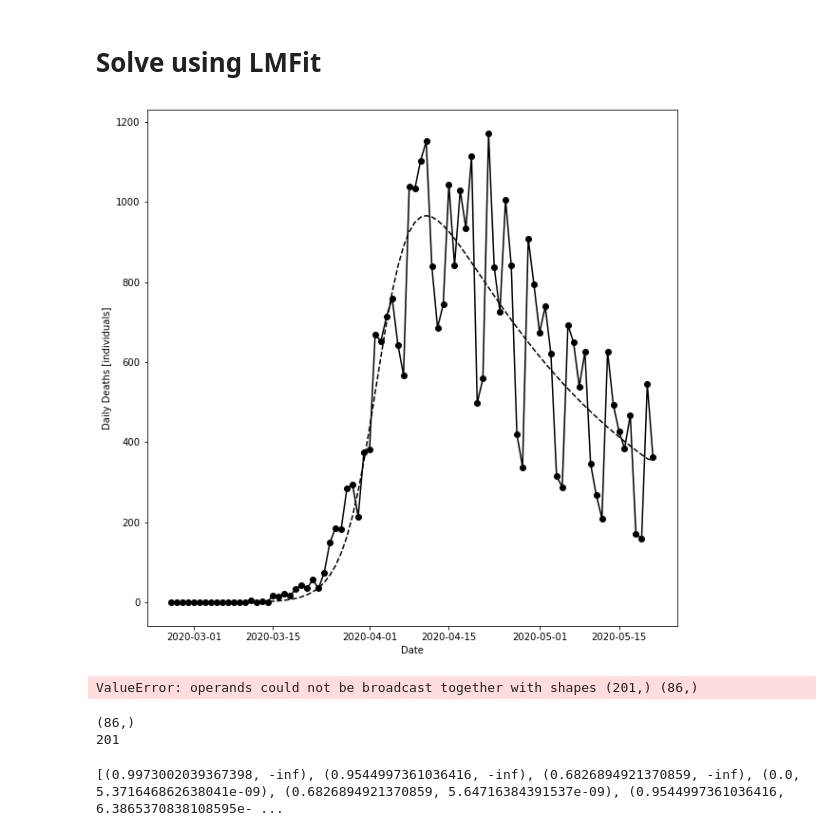
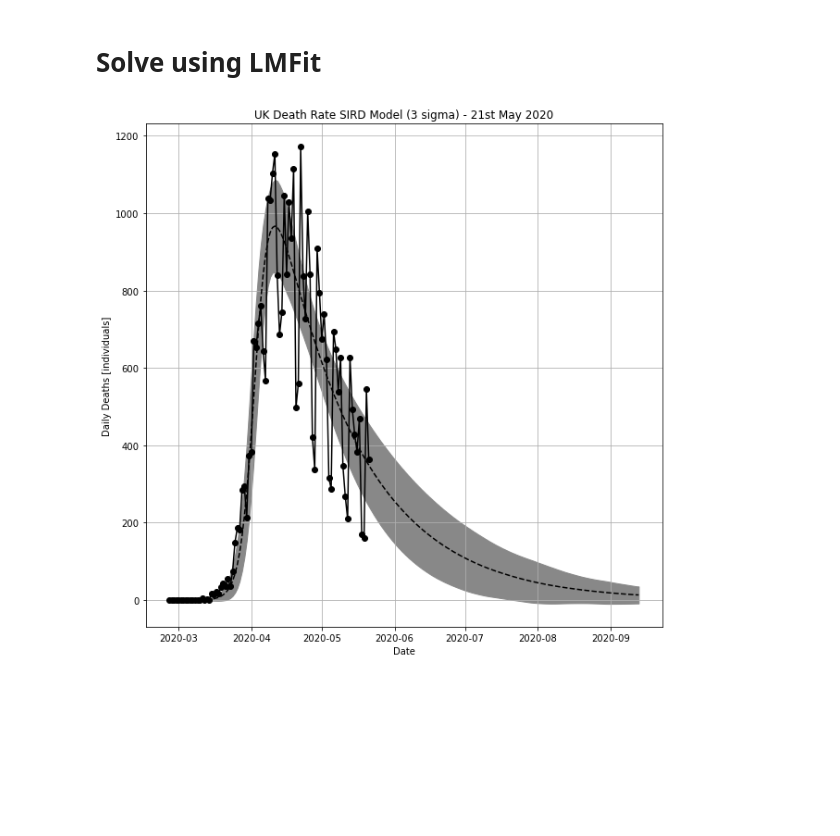
Before and after one commit to dkersh/UK_Covid19_SIRD_model, a Jupyter notebook: studyData.ipynb, the cells around one changed output. Drawn from its saved outputs; the diff is of its cells as text; code cells hidden in the pictures; blank space fills up the shorter version.

Commit message:
fixed errors

```diff
--- a/studyData.ipynb
+++ b/studyData.ipynb
@@ -91,40 +91,20 @@ params.add('s0', value=(df2['popData2018'].iloc[0]), vary=False)
 params.add('i0', value=10, min=1, max=10000, vary=True)
 
 result = gmodel.fit(df2["deaths"], params,t=t, verbose=1)
-# %%
-plt.figure(figsize=(10, 10))
-plt.plot(df2['dateRep'], df2['deaths'], '-ok')
-plt.plot(df2['dateRep'], result.best_fit, '--k')
-plt.xlabel('Date')
-plt.ylabel('Daily Deaths [individuals]')
-plt.show()
-# %% [output]
-[figure, removed]
 # %%
 tt = np.linspace(0, 200, 201)
 ttt=pd.date_range(start=df2["dateRep"].iloc[0],periods=201)
 pred = result.eval(t=tt)
+uncertainties = result.eval_uncertainty(sigma=3, t = tt, verbose=True)
 
 plt.figure(figsize=(10,10))
 plt.plot(ttt, pred, '--k')
 plt.plot(df2['dateRep'], df2['deaths'], '-ok')
-plt.fill_between(tt, pred-uncertainties, pred+uncertainties,'-r')
+plt.fill_between(ttt, pred-uncertainties, pred+uncertainties, color='#888888')
 plt.xlabel('Date')
 plt.ylabel('Daily Deaths [individuals]')
+plt.title('UK Death Rate SIRD Model (3 sigma) - 21st May 2020')
 plt.grid(True)
 plt.show()
 # %% [output]
-ValueError: operands could not be broadcast together with shapes (201,) (86,)
+[figure, added]
-# %%
-uncertainties = result.eval_uncertainty(sigma=1, x = tt, verbose=True)
-
-print(np.shape(uncertainties))
-print(len(tt))
-# %% [output]
-(86,)
-201
-# %%
-intervals = result.conf_interval(sigma=[3])
-print(intervals['b'])
-# %% [output]
-[(0.9973002039367398, -inf), (0.9544997361036416, -inf), (0.6826894921370859, -inf), (0.0, 5.371646862638041e-09), (0.6826894921370859, 5.64716384391537e-09), (0.9544997361036416, 6.3865370838108595e- ...
```
Also changed, not shown: parts of 2 cells of this notebook.
